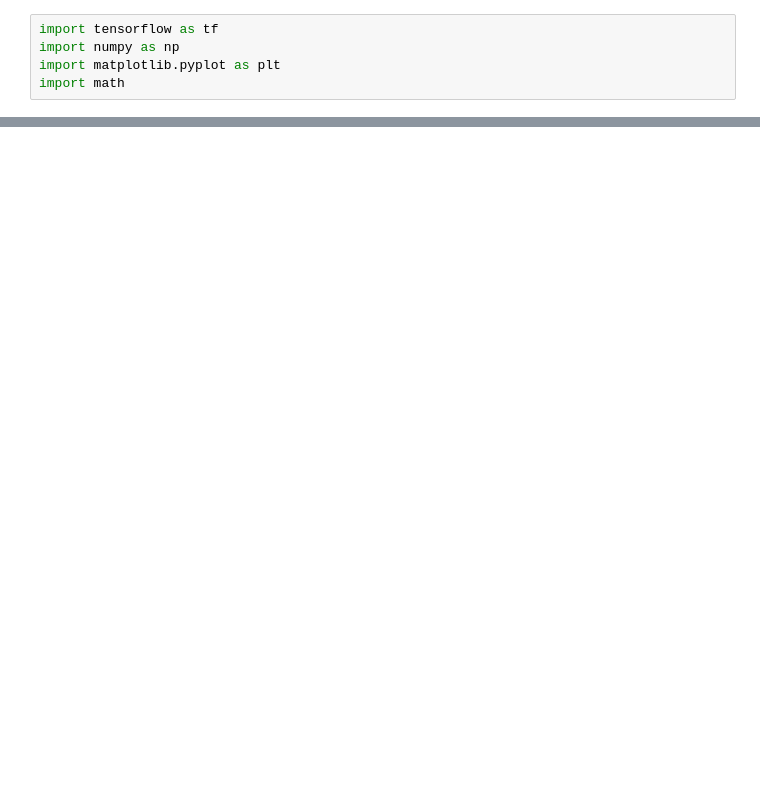
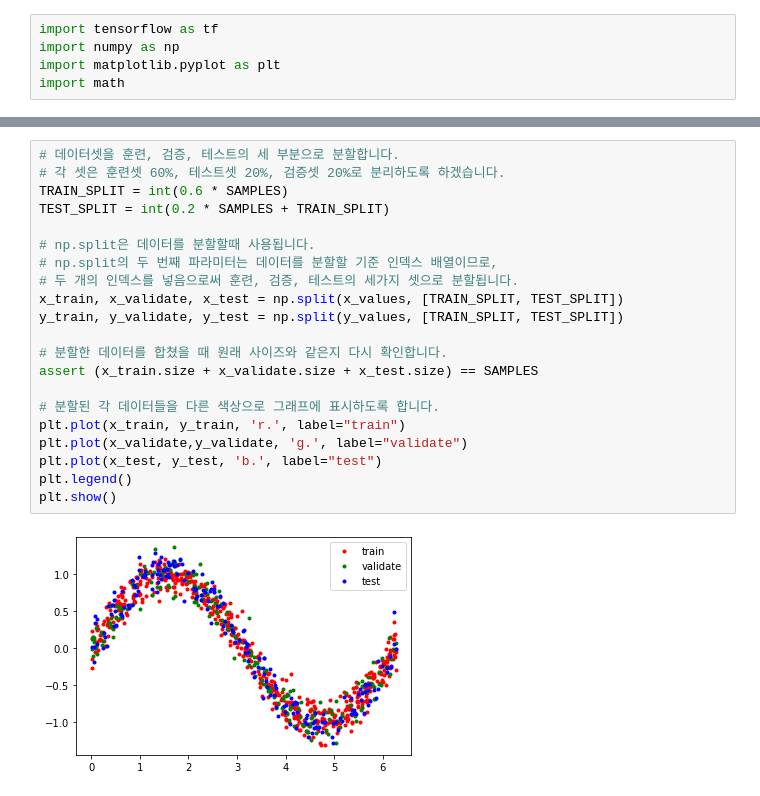
Before and after one commit to ImmortalChaos/TensorFlowExample, a Jupyter notebook: sin_arduino_train/train.ipynb, the cells around one changed output, grey strips where cells are left out. Saved outputs shown, nothing was run; the diff lists cells and outputs as text; blank space fills up the shorter version.

```diff
--- a/sin_arduino_train/train.ipynb
+++ b/sin_arduino_train/train.ipynb
@@ -22,0 +38,23 @@ plt.show()
+# %%
+# 데이터셋을 훈련, 검증, 테스트의 세 부분으로 분할합니다.
+# 각 셋은 훈련셋 60%, 테스트셋 20%, 검증셋 20%로 분리하도록 하겠습니다.
+TRAIN_SPLIT = int(0.6 * SAMPLES)
+TEST_SPLIT = int(0.2 * SAMPLES + TRAIN_SPLIT)
+
+# np.split은 데이터를 분할할때 사용됩니다.
+# np.split의 두 번째 파라미터는 데이터를 분할할 기준 인덱스 배열이므로,
+# 두 개의 인덱스를 넣음으로써 훈련, 검증, 테스트의 세가지 셋으로 분할됩니다.
+x_train, x_validate, x_test = np.split(x_values, [TRAIN_SPLIT, TEST_SPLIT])
+y_train, y_validate, y_test = np.split(y_values, [TRAIN_SPLIT, TEST_SPLIT])
+
+# 분할한 데이터를 합쳤을 때 원래 사이즈와 같은지 다시 확인합니다.
+assert (x_train.size + x_validate.size + x_test.size) == SAMPLES
+
+# 분할된 각 데이터들을 다른 색상으로 그래프에 표시하도록 합니다.
+plt.plot(x_train, y_train, 'r.', label="train")
+plt.plot(x_validate,y_validate, 'g.', label="validate")
+plt.plot(x_test, y_test, 'b.', label="test")
+plt.legend()
+plt.show()
+# %% [output]
+[figure, added]
```
Also changed, not shown: parts of 2 cells of this notebook.
